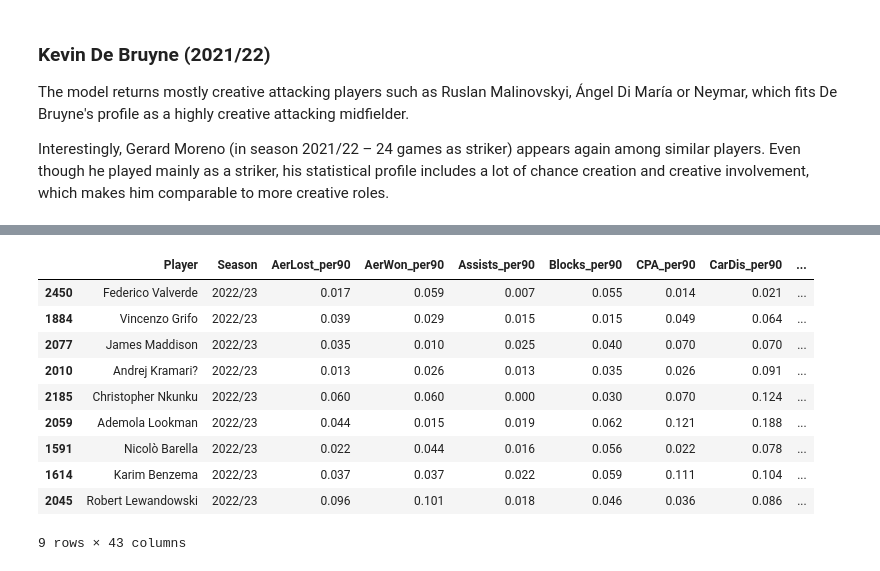
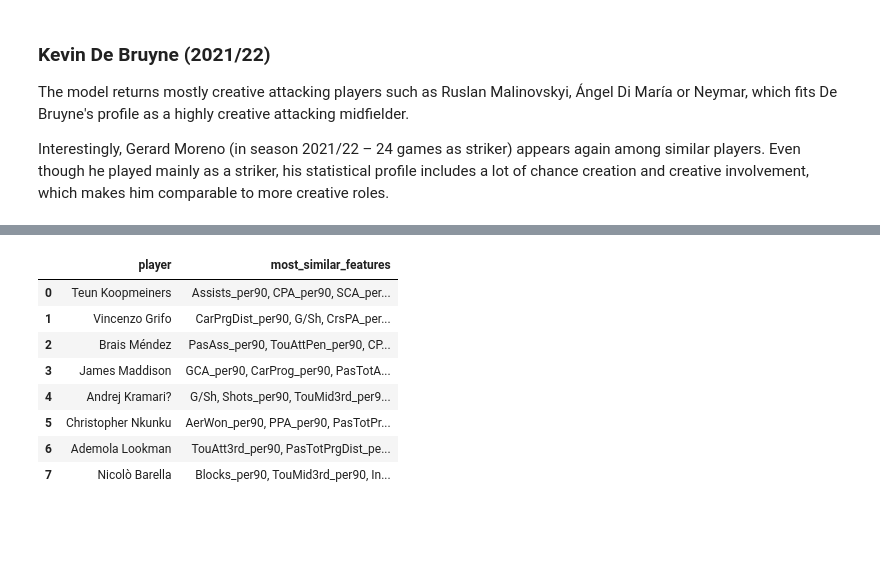
Before and after one commit to Rednas25/Football-21-23-_players_python_analytics, a Jupyter notebook: notebooks/FootballBrothers.ipynb, the cells around one changed output, grey strips where cells are left out. Saved outputs shown, nothing was run; the diff lists cells and outputs as text; code cells hidden in the pictures; blank space fills up the shorter version.

Commit message:
explaining similarity of some specific profiles

```diff
--- a/notebooks/FootballBrothers.ipynb
+++ b/notebooks/FootballBrothers.ipynb
@@ -90,7 +90,7 @@ FEATURE_GROUPS = {
     # 6) Defensywa
     "defense_actions": {
         "weight": 0.15,
-        "per90": ["Tkl", "Int", "Tkl+Int", "Blocks", "Clr", "Err"],
+        "per90": ["Tkl", "Int", "Tkl+Int", "Blocks", "Clr"],
         "raw": [],
     },
 
@@ -368,0 +375,26 @@ Interestingly, Gerard Moreno (in season 2021/22 – 24 games as striker) appears
+# %%
+def explain_similarity(base_player: str, base_season: str, top_n: int = 8, n_features: int = 5):
+    df_compare = compare_players(base_player, base_season, top_n=top_n).reset_index(drop=True)
+
+    meta_cols = ["Player", "Season"]
+    feature_cols = [c for c in df_compare.columns if c not in meta_cols]
+    X = df_compare[feature_cols].apply(pd.to_numeric, errors="coerce").fillna(0)
+
+    scaler = RobustScaler()
+    X_scaled = pd.DataFrame(
+        scaler.fit_transform(X),
+        columns=feature_cols
+    )
+    base_vec = X_scaled.iloc[0]
+    rows = []
+
+    for i in range(1, len(df_compare)):
+        player = df_compare.loc[i, "Player"]
+        diff = (base_vec - X_scaled.iloc[i]).abs().sort_values()
+
+        rows.append({
+            "player": player,
+            "most_similar_features": ", ".join(diff.index[:n_features])
+        })
+
+    return pd.DataFrame(rows)
@@ -491,14 +546,12 @@ The goal of this step is to identify the five features with the smallest differe
 # %%
-compare_players("Federico Valverde", "2022/23", top_n=8)
+explain_similarity("Federico Valverde", "2022/23", top_n=8, n_features=8)
 # %% [output]
-|  | Player | Season | AerLost_per90 | AerWon_per90 | Assists_per90 | Blocks_per90 | CPA_per90 | CarDis_per90 | ... |
-| 2450 | Federico Valverde | 2022/23 | 0.017 | 0.059 | 0.007 | 0.055 | 0.014 | 0.021 | ... |
-| 1884 | Vincenzo Grifo | 2022/23 | 0.039 | 0.029 | 0.015 | 0.015 | 0.049 | 0.064 | ... |
-| 2077 | James Maddison | 2022/23 | 0.035 | 0.010 | 0.025 | 0.040 | 0.070 | 0.070 | ... |
-| 2010 | Andrej Kramari? | 2022/23 | 0.013 | 0.026 | 0.013 | 0.035 | 0.026 | 0.091 | ... |
-| 2185 | Christopher Nkunku | 2022/23 | 0.060 | 0.060 | 0.000 | 0.030 | 0.070 | 0.124 | ... |
-| 2059 | Ademola Lookman | 2022/23 | 0.044 | 0.015 | 0.019 | 0.062 | 0.121 | 0.188 | ... |
-| 1591 | Nicolò Barella | 2022/23 | 0.022 | 0.044 | 0.016 | 0.056 | 0.022 | 0.078 | ... |
-| 1614 | Karim Benzema | 2022/23 | 0.037 | 0.037 | 0.022 | 0.059 | 0.111 | 0.104 | ... |
-| 2045 | Robert Lewandowski | 2022/23 | 0.096 | 0.101 | 0.018 | 0.046 | 0.036 | 0.086 | ... |
+|  | player | most_similar_features |
+| 0 | Teun Koopmeiners | Assists_per90, CPA_per90, SCA_per... |
+| 1 | Vincenzo Grifo | CarPrgDist_per90, G/Sh, CrsPA_per... |
+| 2 | Brais Méndez | PasAss_per90, TouAttPen_per90, CP... |
+| 3 | James Maddison | GCA_per90, CarProg_per90, PasTotA... |
+| 4 | Andrej Kramari? | G/Sh, Shots_per90, TouMid3rd_per9... |
+| 5 | Christopher Nkunku | AerWon_per90, PPA_per90, PasTotPr... |
+| 6 | Ademola Lookman | TouAtt3rd_per90, PasTotPrgDist_pe... |
+| 7 | Nicolò Barella | Blocks_per90, TouMid3rd_per90, In... |
-9 rows × 43 columns
```
Also changed, not shown: parts of 37 cells of this notebook.
